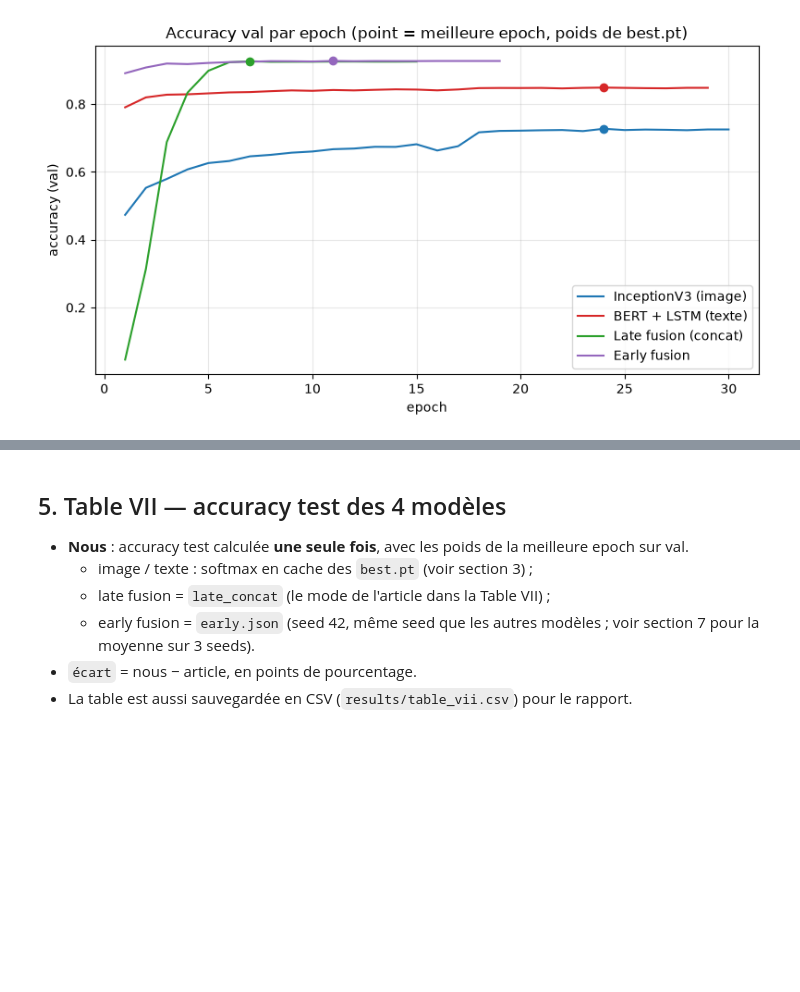
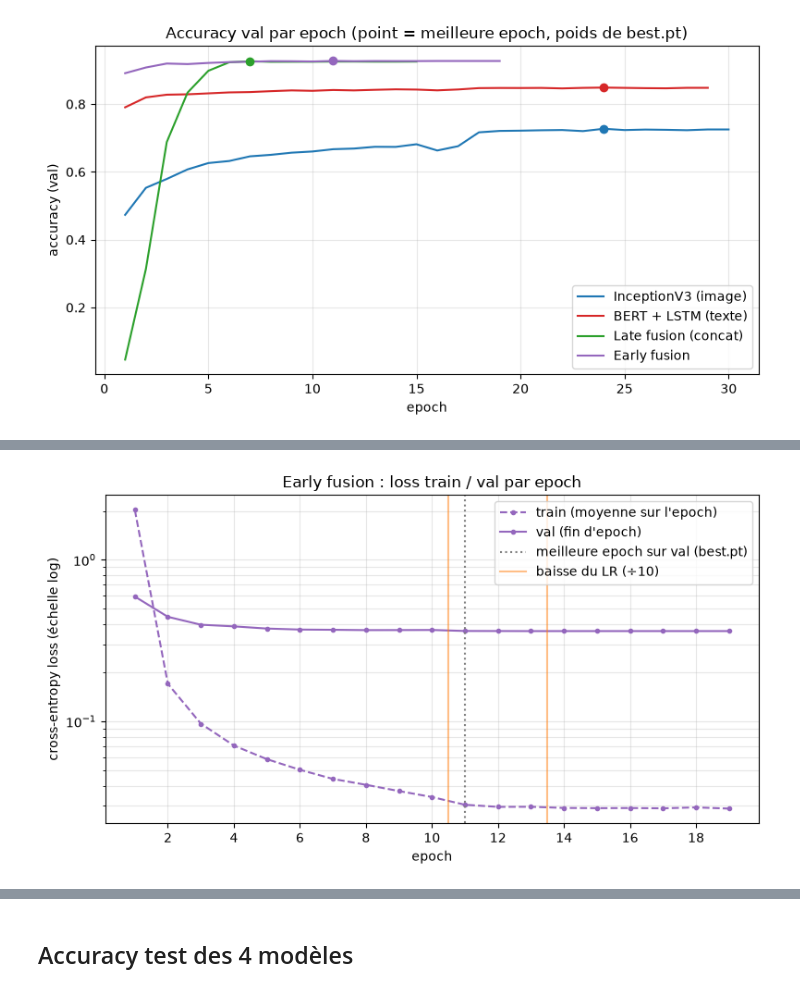
Before and after one commit to zaynabez0/food101, a Jupyter notebook: notebooks/analysis.ipynb, the cells around one changed output, grey strips where cells are left out. Saved outputs shown, nothing was run; the diff lists cells and outputs as text; code cells hidden in the pictures; blank space fills up the shorter version.

```diff
--- a/notebooks/analysis.ipynb
+++ b/notebooks/analysis.ipynb
@@ -138,0 +136,34 @@ plt.show()
+# %%
+from matplotlib.ticker import MaxNLocator
+
+early = runs["early"]
+history = pd.DataFrame(early["history"])                     # one row per epoch
+best_epoch = early["best_epoch"]
+lr_drops = history.loc[history["lr"].diff() < 0, "epoch"]   # first epoch at each new (lower) LR
+
+fig, ax = plt.subplots(figsize=(8, 4.5))
+ax.plot(history["epoch"], history["train_loss"], color="tab:purple", linestyle="--",
+        marker="o", markersize=3, label="train (moyenne sur l'epoch)")
+ax.plot(history["epoch"], history["val_loss"], color="tab:purple",
+        marker="o", markersize=3, label="val (fin d'epoch)")
+ax.axvline(best_epoch, color="gray", linestyle=":", label="meilleure epoch sur val (best.pt)")
+for i, epoch in enumerate(lr_drops):
+    ax.axvline(epoch - 0.5, color="tab:orange", alpha=0.5,
+               label="baisse du LR (÷10)" if i == 0 else None)
+
+ax.set_yscale("log")    # train loss spans 2.0 -> 0.03: log scale keeps both curves readable
+ax.xaxis.set_major_locator(MaxNLocator(integer=True))
+ax.set_xlabel("epoch")
+ax.set_ylabel("cross-entropy loss (échelle log)")
+ax.set_title("Early fusion : loss train / val par epoch")
+ax.grid(alpha=0.3, which="both")
+ax.legend(loc="upper right")
+fig.tight_layout()
+fig.savefig(FIG_DIR / "early_fusion_loss.png", dpi=150)
+plt.show()
+
+at_best = history.loc[history["epoch"] == best_epoch].iloc[0]
+print(f"best epoch {best_epoch}: train loss {at_best['train_loss']:.3f}, "
+      f"val loss {at_best['val_loss']:.3f}, test loss {early['test_loss']:.3f}")
+# %% [output]
+[figure, added]
@@ -139,13 +171,5 @@ plt.show()
 # %% [markdown]
-## 5. Table VII — accuracy test des 4 modèles
-
-- **Nous** : accuracy test calculée **une seule fois**, avec les poids de la meilleure epoch sur val.
-  - image / texte : softmax en cache des `best.pt` (voir section 3) ;
-  - late fusion = `late_concat` (le mode de l'article dans la Table VII) ;
-  - early fusion = `early.json` (seed 42, même seed que les autres modèles ; voir section 7 pour la
-    moyenne sur 3 seeds).
-- `écart` = nous − article, en points de pourcentage.
-- La table est aussi sauvegardée en CSV (`results/table_vii.csv`) pour le rapport.
+## Accuracy test des 4 modèles
 # %%
 unimodal = unimodal_test_acc(runs["early"])
 ours = {
```
Also changed, not shown: parts of 12 cells of this notebook, 6 other files.
